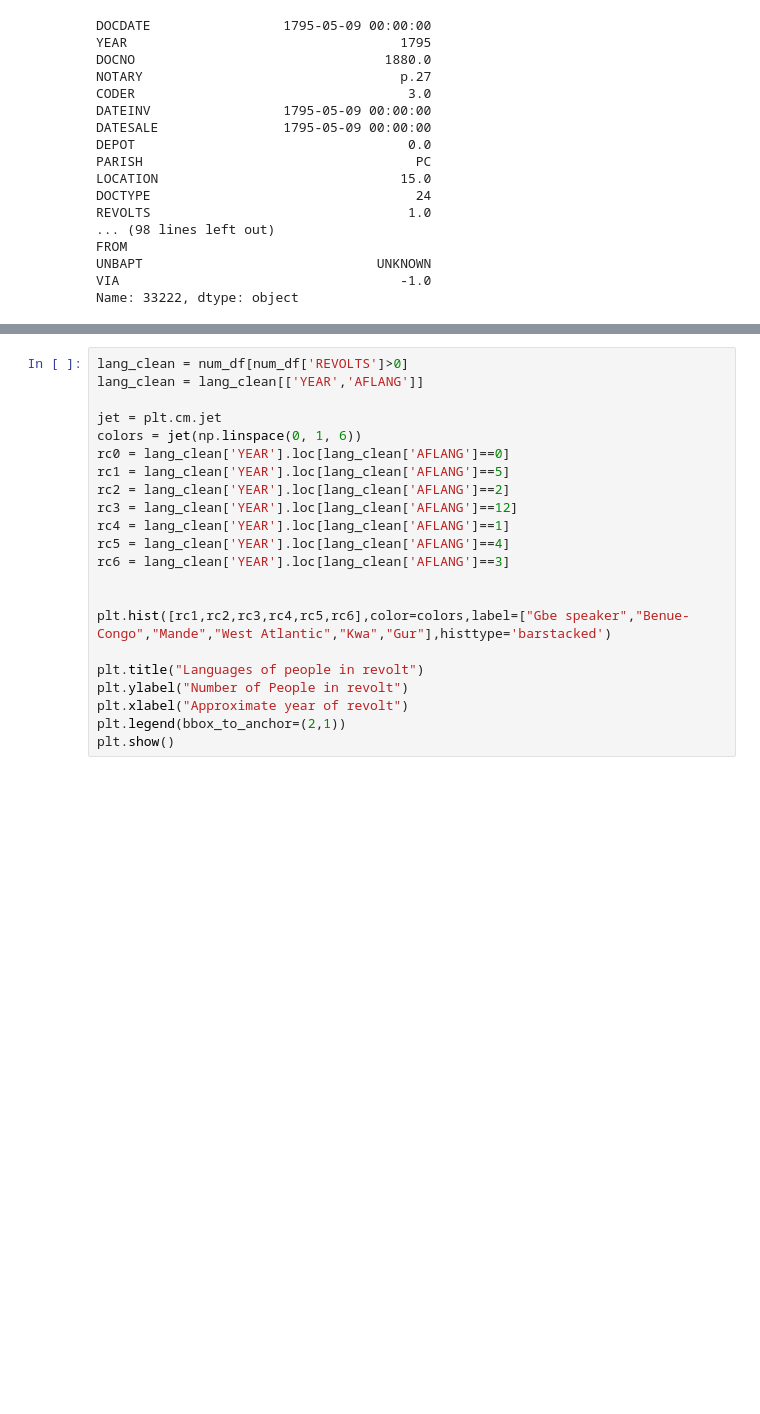
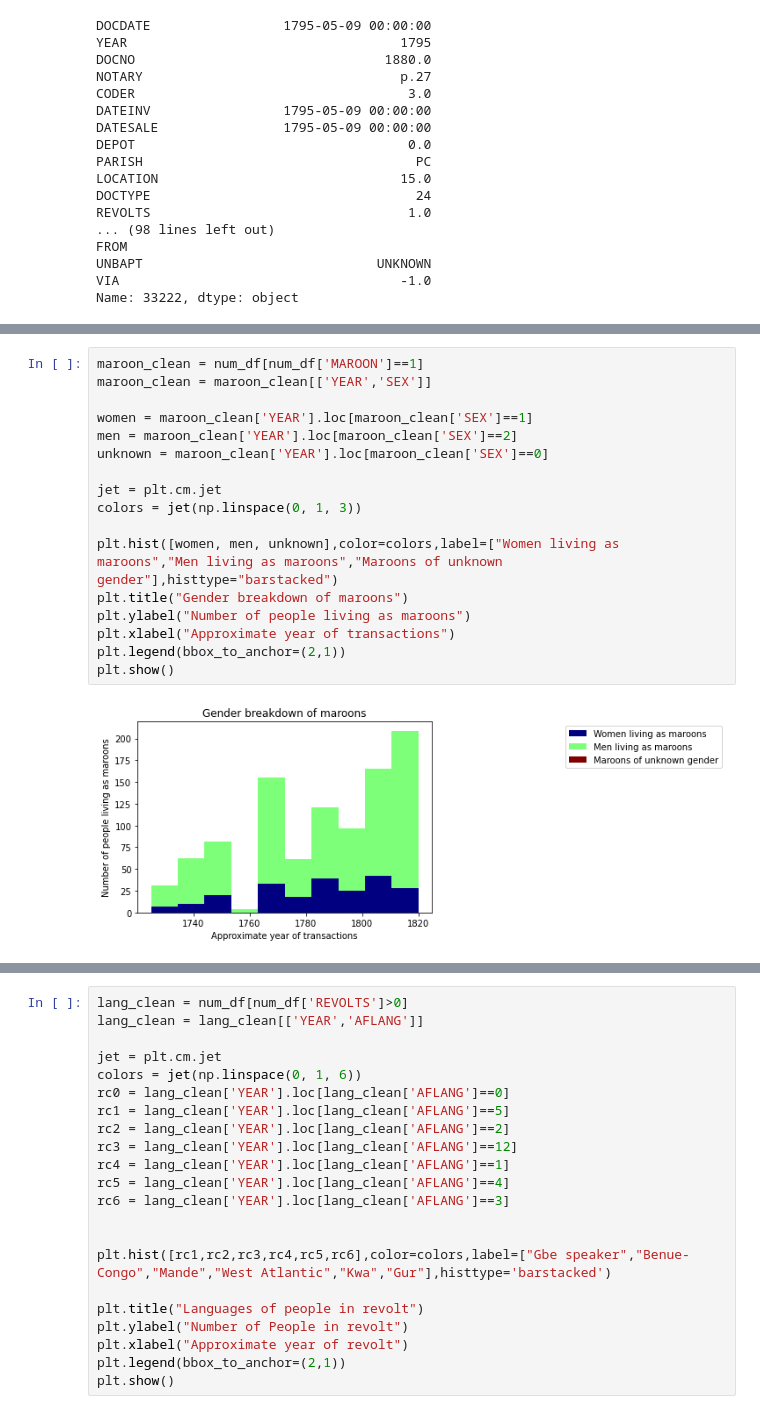
Before and after one commit to janneyt/Slave-Experience-Data-Analysis, a Jupyter notebook: SlaveExperienceLouisianaPart1(1).ipynb, the cells around one changed output, grey strips where cells are left out. Cells and saved outputs as stored; diff of their text form; blank space fills up the shorter version.

```diff
--- a/SlaveExperienceLouisianaPart1(1).ipynb
+++ b/SlaveExperienceLouisianaPart1(1).ipynb
@@ -1945,0 +1953,19 @@ dtype: int64
+# %%
+maroon_clean = num_df[num_df['MAROON']==1]
+maroon_clean = maroon_clean[['YEAR','SEX']]
+
+women = maroon_clean['YEAR'].loc[maroon_clean['SEX']==1]
+men = maroon_clean['YEAR'].loc[maroon_clean['SEX']==2]
+unknown = maroon_clean['YEAR'].loc[maroon_clean['SEX']==0]
+
+jet = plt.cm.jet
+colors = jet(np.linspace(0, 1, 3))
+
+plt.hist([women, men, unknown],color=colors,label=["Women living as maroons","Men living as maroons","Maroons of unknown gender"],histtype="barstacked")
+plt.title("Gender breakdown of maroons")
+plt.ylabel("Number of people living as maroons")
+plt.xlabel("Approximate year of transactions")
+plt.legend(bbox_to_anchor=(2,1))
+plt.show()
+# %% [output]
+[figure, added]
```
Also changed, not shown: parts of 31 cells of this notebook.
